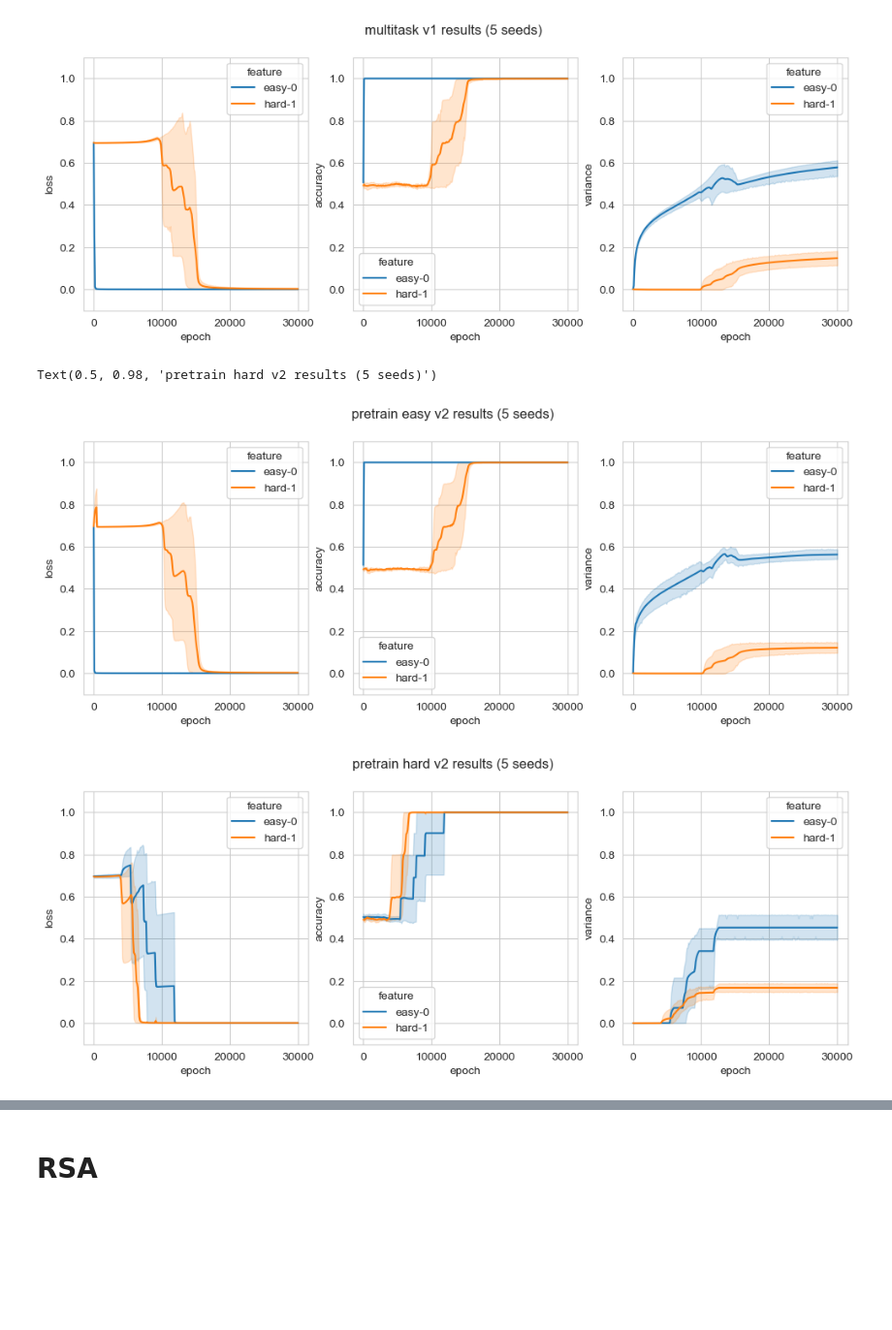
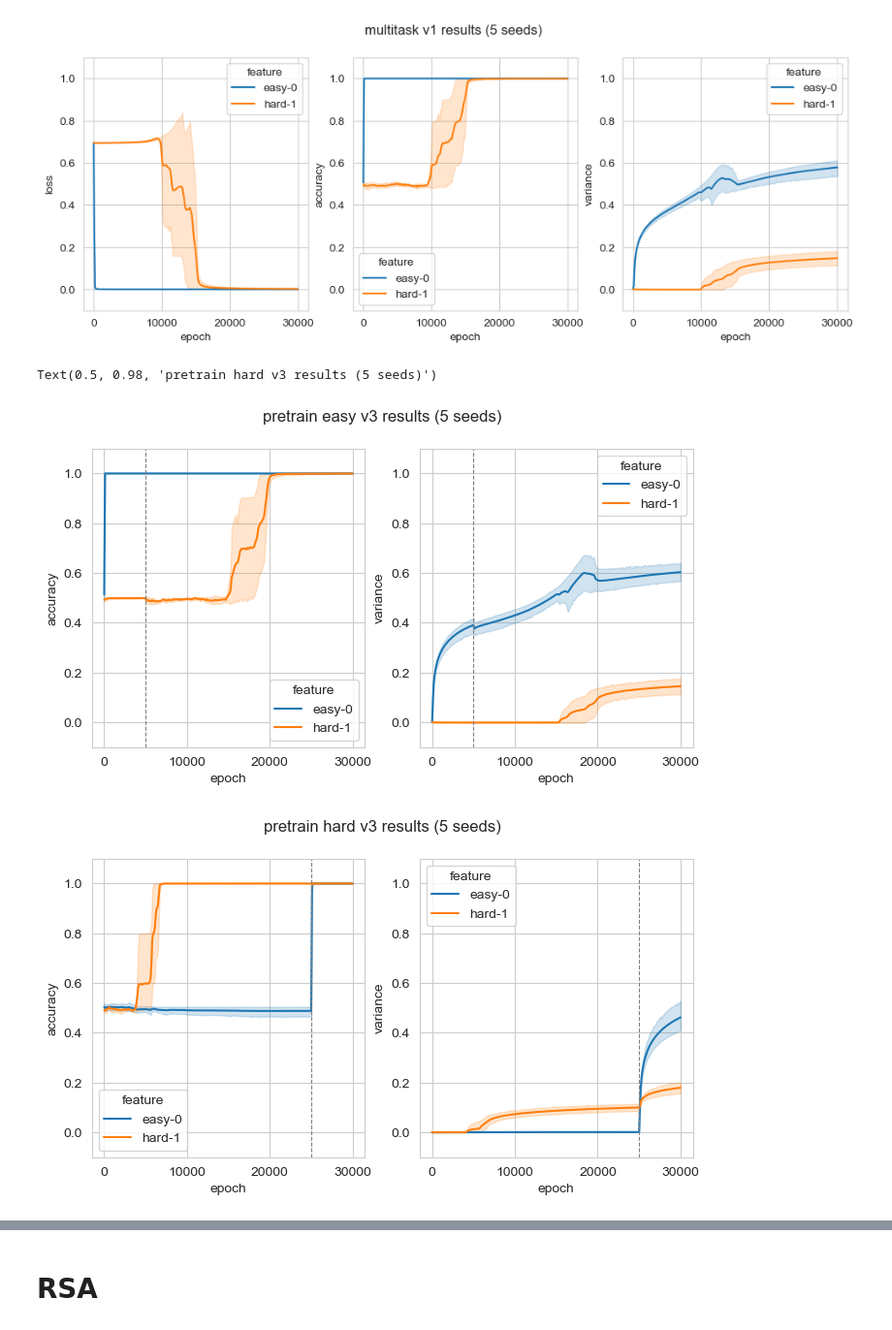
Before and after one commit to mayft/factorized-neural-predictivity, a Jupyter notebook: easy_vs_hard_feature_bias.ipynb, the cells around one changed output, grey strips where cells are left out. Shown at 97% size. Cells and saved outputs as stored; diff of their text form; code cells hidden in the pictures; blank space fills up the shorter version.

```diff
--- a/easy_vs_hard_feature_bias.ipynb
+++ b/easy_vs_hard_feature_bias.ipynb
@@ -391,6 +392,7 @@ def plot_results(filename, epochs=30000,individual=False,fill_early_stopping=Fal
         else:
             sns.lineplot(data=p[0],x='epoch',y=p[1],hue='feature',ax=ax[i])
         ax[i].set_ylim(-0.1,1.1)
+    return ax
 # %%
 plot_results('multitask-v1')
 plt.suptitle('multitask v1 results (5 seeds)')
@@ -399,12 +401,16 @@ plt.show()
 # %% [output]
 [figure]
 # %%
-plot_results('pretrain_easy-v2',fill_early_stopping=True)
-plt.suptitle('pretrain easy v2 results (5 seeds)')
-plot_results('pretrain_hard-v2',fill_early_stopping=True)
-plt.suptitle('pretrain hard v2 results (5 seeds)')
+ax = plot_results('pretrain_easy-v3',plot_loss=False)
+ax[0].axvline(x=5000,color='gray',linestyle='--',linewidth=0.8)
+ax[1].axvline(x=5000,color='gray',linestyle='--',linewidth=0.8)
+plt.suptitle('pretrain easy v3 results (5 seeds)')
+ax=plot_results('pretrain_hard-v3',plot_loss=False)
+ax[0].axvline(x=25000,color='gray',linestyle='--',linewidth=0.8)
+ax[1].axvline(x=25000,color='gray',linestyle='--',linewidth=0.8)
+plt.suptitle('pretrain hard v3 results (5 seeds)')
 # %% [output]
-Text(0.5, 0.98, 'pretrain hard v2 results (5 seeds)')
+Text(0.5, 0.98, 'pretrain hard v3 results (5 seeds)')
-[figure, old version]
+[figure, new version]
-[figure, old version]
+[figure, new version]
 # %%
```
Also changed, not shown: parts of 15 cells of this notebook, 12 other files.
